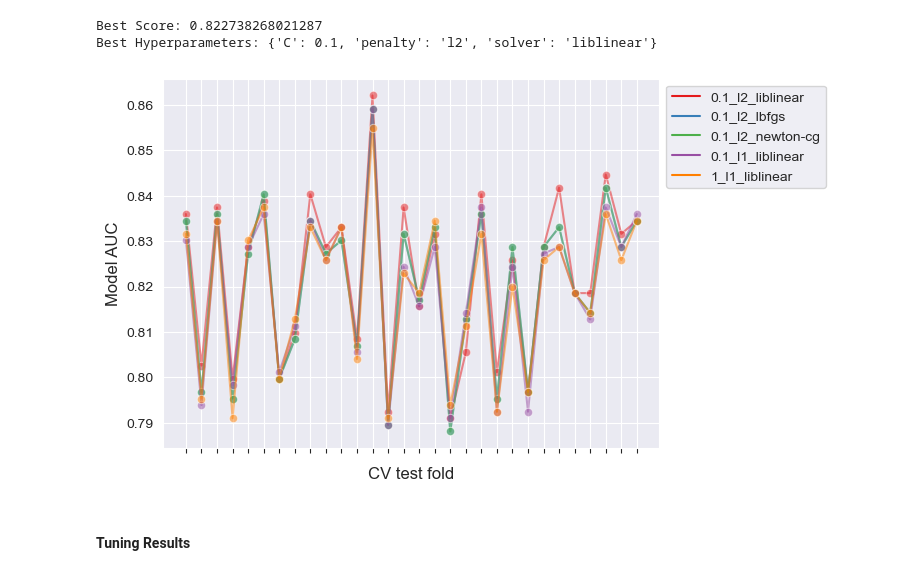
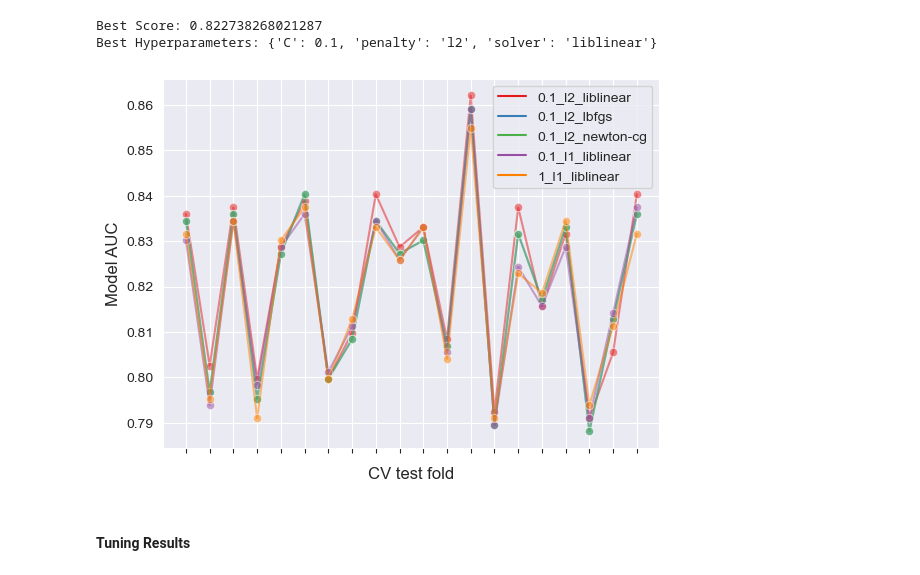
Before and after one commit to maninder56/Predicting-Risk-of-Stroke-using-Machine-Learning, a Jupyter notebook: stroke_prediction.ipynb, the cells around one changed output. Saved outputs shown, nothing was run; the diff lists cells and outputs as text; code cells hidden in the pictures.

```diff
--- a/stroke_prediction.ipynb
+++ b/stroke_prediction.ipynb
@@ -370,7 +370,7 @@ Resampled dataset shape: Counter({0: 3445, 1: 3445})
 # %%
 # LogisticRegression
 from sklearn.linear_model import LogisticRegression
-LogReg = LogisticRegression(max_iter=10000)
+LogReg = LogisticRegression()
 LogReg.fit(X_train, y_train)
 pred_logreg = LogReg.predict(X_test)                               # store predicted results in variable
 print("Test score: {0:.6f}".format(LogReg.score(X_test, y_test)))
@@ -438,10 +438,10 @@ def plot_results(search):
     model_scores = results_df.filter(regex=r'split\d*_test_score')
     model_scores.dropna(inplace = True)
 
-    # plot 30 examples of dependency between cv fold and AUC scores
+    # plot 20 examples of dependency between cv fold and AUC scores
     fig, ax = plt.subplots()
     sns.lineplot(
-        data=model_scores.transpose().iloc[:30],
+        data=model_scores.transpose().iloc[:20],
         dashes=False, palette='Set1', marker='o', alpha=.5, ax=ax
     )
     ax.set_xlabel("CV test fold", size=12, labelpad=10)
@@ -493,7 +493,7 @@ plot_results(result)
 %%capture --no-display
 from sklearn.model_selection import GridSearchCV
 
-cv = RepeatedStratifiedKFold(n_splits=10, n_repeats=3, random_state=1)
+cv = RepeatedStratifiedKFold(n_splits=10, n_repeats=3, random_state=1)   #Repeated Stratified K-Fold cross validator
 
 # define search space
 space = dict()
@@ -505,6 +505,6 @@ space['C'] = [0.001, 0.01, 0.1, 1, 10, 100]
 Grid_search = GridSearchCV(LogReg, space, scoring='accuracy', n_jobs=-1, cv=cv)
 
 # execute search
-result = Grid_search.fit(X_train, y_train)
+Grid_search_result = Grid_search.fit(X_train, y_train)
 # %%
 # summarize result
@@ -514,8 +514,8 @@ print('Best Hyperparameters: %s' % result.best_params_)
 Best Score: 0.822738268021287
 Best Hyperparameters: {'C': 0.1, 'penalty': 'l2', 'solver': 'liblinear'}
 # %%
-plot_results(result)
+plot_results(Grid_search)
 # %% [output]
-[figure, old version]
+[figure, new version]
 # %% [markdown]
 #### Tuning Results
```
Also changed, not shown: parts of 37 cells of this notebook.
